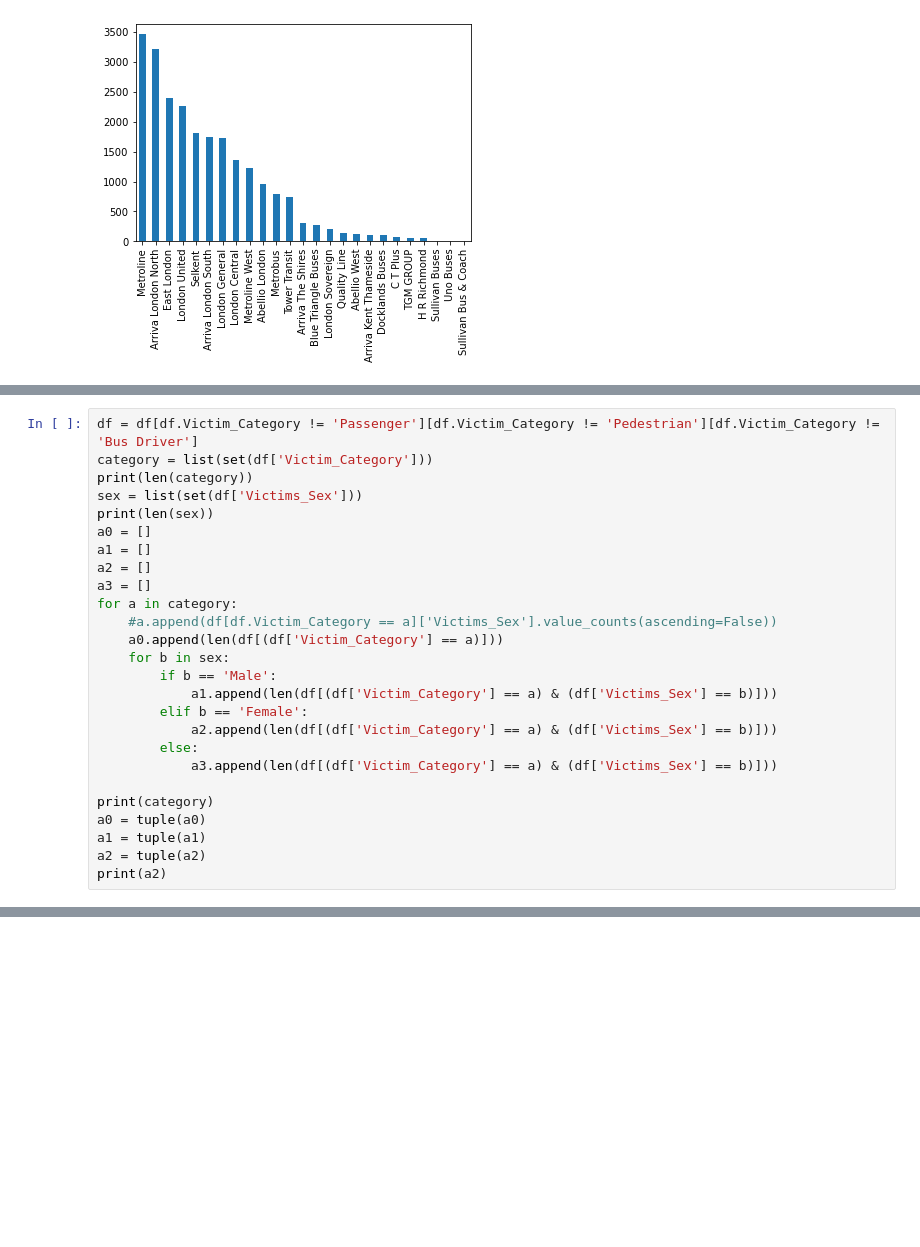
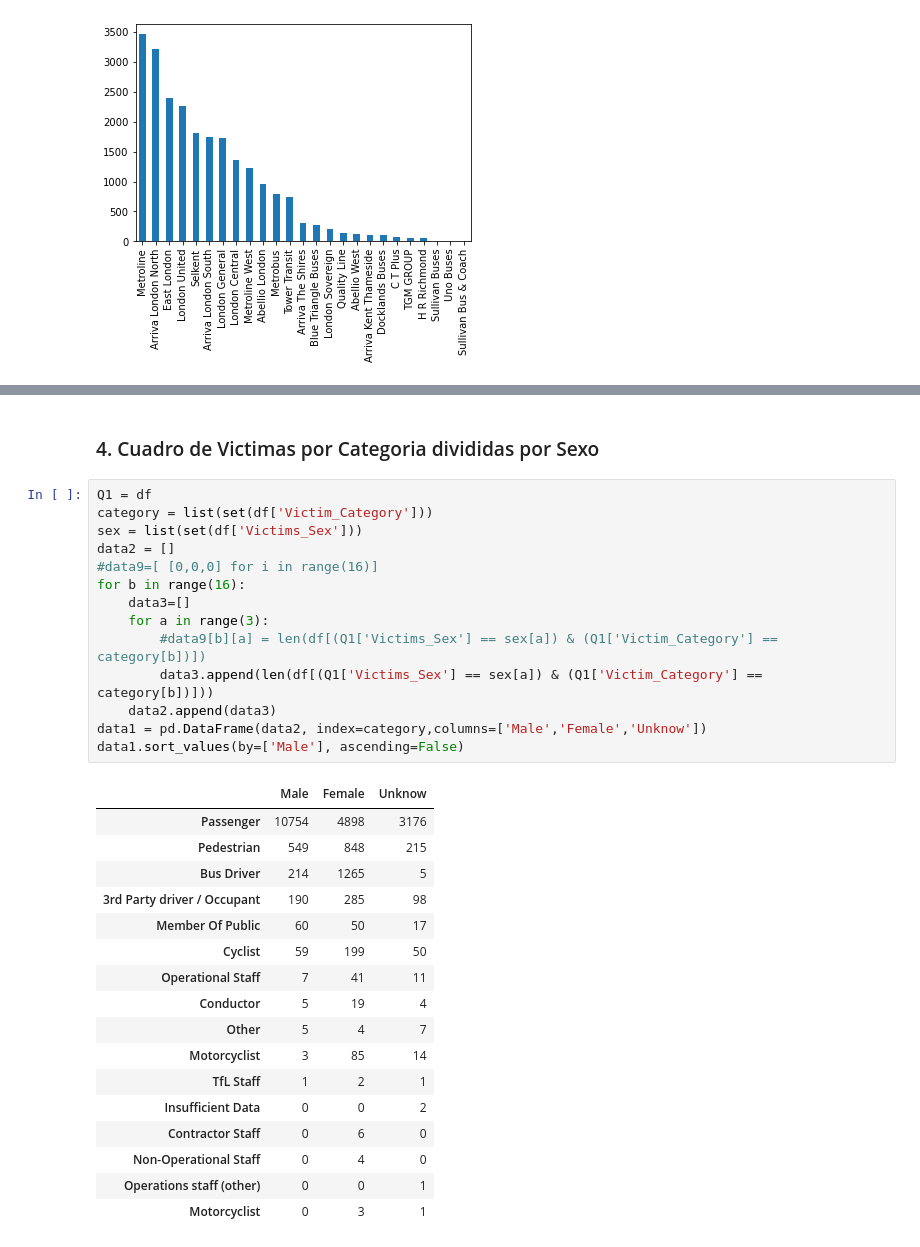
Before and after one commit to juniorpeves/Notebook-Visualization, a Jupyter notebook: ProyectoFinal-BI.ipynb, the cells around one changed output, grey strips where cells are left out. Cells and saved outputs as stored; diff of their text form; blank space fills up the shorter version.

```diff
--- a/ProyectoFinal-BI.ipynb
+++ b/ProyectoFinal-BI.ipynb
@@ -41,26 +30,0 @@ a
-# %%
-df = df[df.Victim_Category != 'Passenger'][df.Victim_Category != 'Pedestrian'][df.Victim_Category != 'Bus Driver']
-category = list(set(df['Victim_Category']))
-print(len(category))
-sex = list(set(df['Victims_Sex']))
-print(len(sex))
-a0 = []
-a1 = []
-a2 = []
-a3 = []
-for a in category:
-    #a.append(df[df.Victim_Category == a]['Victims_Sex'].value_counts(ascending=False))
-    a0.append(len(df[(df['Victim_Category'] == a)]))
-    for b in sex:
-        if b == 'Male':
-            a1.append(len(df[(df['Victim_Category'] == a) & (df['Victims_Sex'] == b)]))
-        elif b == 'Female':
-            a2.append(len(df[(df['Victim_Category'] == a) & (df['Victims_Sex'] == b)]))
-        else:
-            a3.append(len(df[(df['Victim_Category'] == a) & (df['Victims_Sex'] == b)]))
-
-print(category)
-a0 = tuple(a0)
-a1 = tuple(a1)
-a2 = tuple(a2)
-print(a2)
@@ -102,0 +31,34 @@ plt.show()
+# %% [markdown]
+### 4. Cuadro de Victimas por Categoria divididas por Sexo
+# %%
+Q1 = df
+category = list(set(df['Victim_Category']))
+sex = list(set(df['Victims_Sex']))
+data2 = []
+#data9=[ [0,0,0] for i in range(16)]
+for b in range(16):
+    data3=[]
+    for a in range(3):
+        #data9[b][a] = len(df[(Q1['Victims_Sex'] == sex[a]) & (Q1['Victim_Category'] == category[b])])
+        data3.append(len(df[(Q1['Victims_Sex'] == sex[a]) & (Q1['Victim_Category'] == category[b])]))
+    data2.append(data3)
+data1 = pd.DataFrame(data2, index=category,columns=['Male','Female','Unknow'])
+data1.sort_values(by=['Male'], ascending=False)
+# %% [output]
+|  | Male | Female | Unknow |
+| Passenger | 10754 | 4898 | 3176 |
+| Pedestrian | 549 | 848 | 215 |
+| Bus Driver | 214 | 1265 | 5 |
+| 3rd Party driver / Occupant | 190 | 285 | 98 |
+| Member Of Public | 60 | 50 | 17 |
+| Cyclist | 59 | 199 | 50 |
+| Operational Staff | 7 | 41 | 11 |
+| Conductor | 5 | 19 | 4 |
+| Other | 5 | 4 | 7 |
+| Motorcyclist | 3 | 85 | 14 |
+| TfL Staff | 1 | 2 | 1 |
+| Insufficient Data | 0 | 0 | 2 |
+| Contractor Staff | 0 | 6 | 0 |
+| Non-Operational Staff | 0 | 4 | 0 |
+| Operations staff (other) | 0 | 0 | 1 |
+| Motorcyclist | 0 | 3 | 1 |
```
Also changed, not shown: parts of 11 cells of this notebook.
